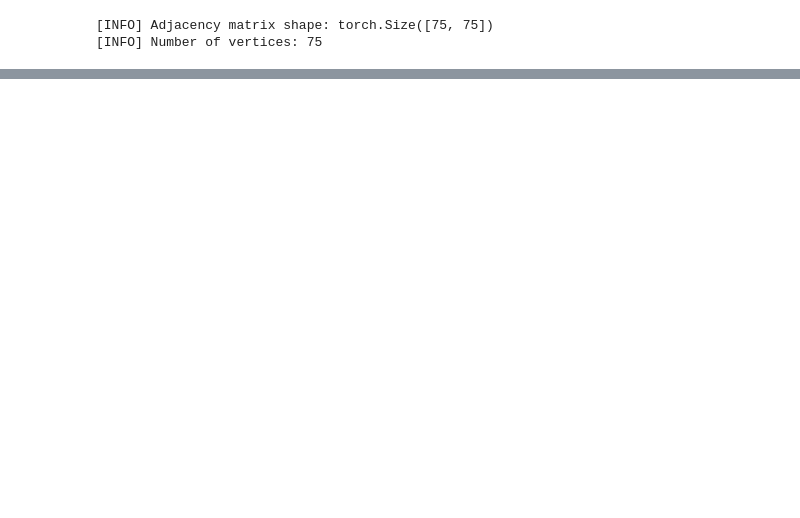
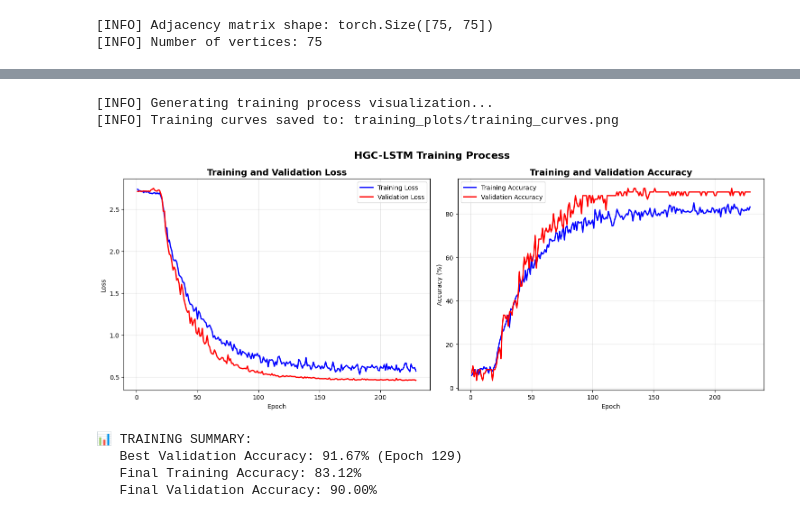
Before and after one commit to AIP491G5/VSLR, a Jupyter notebook: train_HGC_LSTM.ipynb, the cells around one changed output, grey strips where cells are left out. Cells and saved outputs as stored; diff of their text form; code cells hidden in the pictures; blank space fills up the shorter version.

Commit message:
update training

```diff
--- a/train_HGC_LSTM.ipynb
+++ b/train_HGC_LSTM.ipynb
@@ -36,11 +36,15 @@ def load_labels_from_csv(csv_file=None):
 
     df = pd.read_csv(csv_file)
     video_to_label_mapping = {}
+    id_to_label_mapping = {}
 
     for _, row in df.iterrows():
         label_id = row['id']
+        label_name = row['label']
         videos_str = row['videos']
         video_files = [v.strip() for v in videos_str.split(',')]
+
+        id_to_label_mapping[label_id] = label_name
 
         for video_file in video_files:
             video_base = os.path.splitext(video_file)[0]
@@ -52,10 +56,10 @@ def load_labels_from_csv(csv_file=None):
     print(f"[INFO] {len(unique_labels)} classes: {unique_labels}")
     print(f"[INFO] {len(video_to_label_mapping)} videos")
 
-    return video_to_label_mapping, label_to_idx, unique_labels
+    return video_to_label_mapping, label_to_idx, unique_labels, id_to_label_mapping
 
 # Load labels
-video_to_label_mapping, label_to_idx, labels = load_labels_from_csv()
-num_classes = len(labels)
+video_to_label_mapping, label_to_idx, unique_labels, id_to_label_mapping = load_labels_from_csv()
+num_classes = len(unique_labels)
 # %% [output]
 [INFO] 15 classes: [1, 2, 3, 4, 5, 6, 7, 8, 9, 10, 11, 12, 13, 14, 15]
@@ -392,7 +680,7 @@ def train_model(model, train_loader, val_loader, config, device):
     # Create save directory
     os.makedirs(config.training.save_dir, exist_ok=True)
 
-    for epoch in range(100):
+    for epoch in range(config.training.num_epochs):
         # Training
         model.train()
         train_loss = 0.0
@@ -579,0 +796,65 @@ weighted avg       0.91      0.86      0.87        21
+# %%
+def visualize_training_process(history, config, save_plots=True):
+    """
+    Simple visualization of training process - only essential plots
+    Args:
+        history: training history dict with train_loss, val_loss, train_acc, val_acc
+        config: configuration object
+        save_plots: whether to save plots to disk
+    """
+    import matplotlib.pyplot as plt
+    import numpy as np
+    from pathlib import Path
+
+    # Create plots directory
+    plots_dir = Path("training_plots")
+    plots_dir.mkdir(exist_ok=True)
+
+    # Extract data
+    epochs = range(1, len(history['train_loss']) + 1)
+    train_losses = history['train_loss']
+    val_losses = history['val_loss']
+    train_accs = history['train_acc']
+    val_accs = history['val_acc']
+
+    # Create simple figure with 2 plots
+    fig, (ax1, ax2) = plt.subplots(1, 2, figsize=(15, 6))
+
+    # 1. Loss curves
+    ax1.plot(epochs, train_losses, 'b-', label='Training Loss', linewidth=1)
+    ax1.plot(epochs, val_losses, 'r-', label='Validation Loss', linewidth=1)
+    ax1.set_title('Training and Validation Loss', fontsize=14, fontweight='bold')
+    ax1.set_xlabel('Epoch')
+    ax1.set_ylabel('Loss')
+    ax1.legend()
+    ax1.grid(True, alpha=0.3)
+
+    # 2. Accuracy curves
+    ax2.plot(epochs, train_accs, 'b-', label='Training Accuracy', linewidth=1)
+    ax2.plot(epochs, val_accs, 'r-', label='Validation Accuracy', linewidth=1)
+    ax2.set_title('Training and Validation Accuracy', fontsize=14, fontweight='bold')
+    ax2.set_xlabel('Epoch')
+    ax2.set_ylabel('Accuracy (%)')
+    ax2.legend()
+    ax2.grid(True, alpha=0.3)
+
+    plt.suptitle('HGC-LSTM Training Process', fontsize=16, fontweight='bold')
+    plt.tight_layout()
+
+    # Save plot
+    if save_plots:
+        plot_path = plots_dir / "training_curves.png"
+        plt.savefig(plot_path, dpi=300, bbox_inches='tight', facecolor='white')
+
+    plt.show()
+
+    return fig
+training_fig = visualize_training_process(history, config, save_plots=True)
+# %% [output]
+[INFO] Generating training process visualization...
+[INFO] Training curves saved to: training_plots/training_curves.png
+[figure, added]
+📊 TRAINING SUMMARY:
+   Best Validation Accuracy: 91.67% (Epoch 129)
+   Final Training Accuracy: 83.12%
+   Final Validation Accuracy: 90.00%
```
Also changed, not shown: parts of 12 cells of this notebook, 10 other files.
